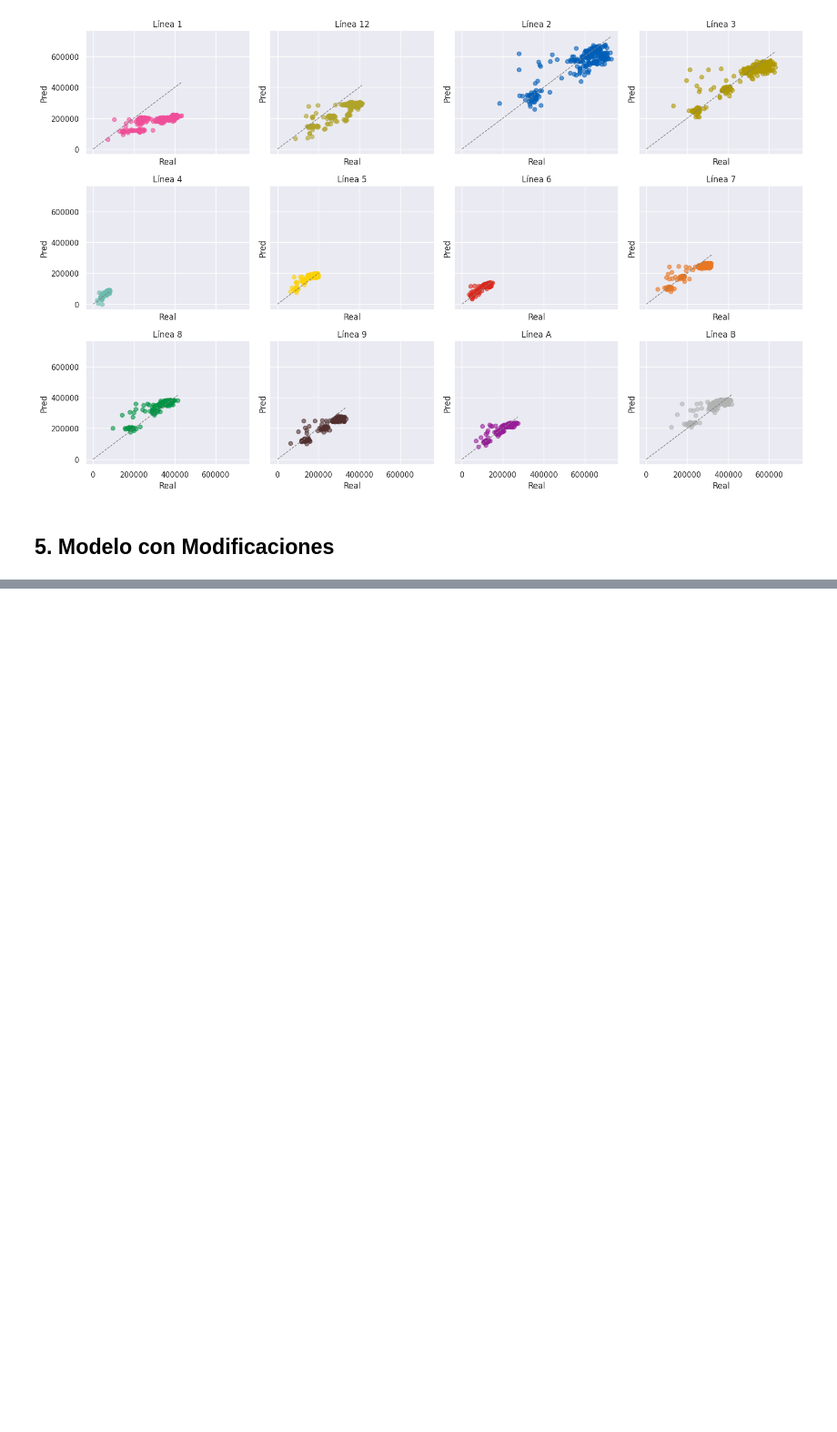
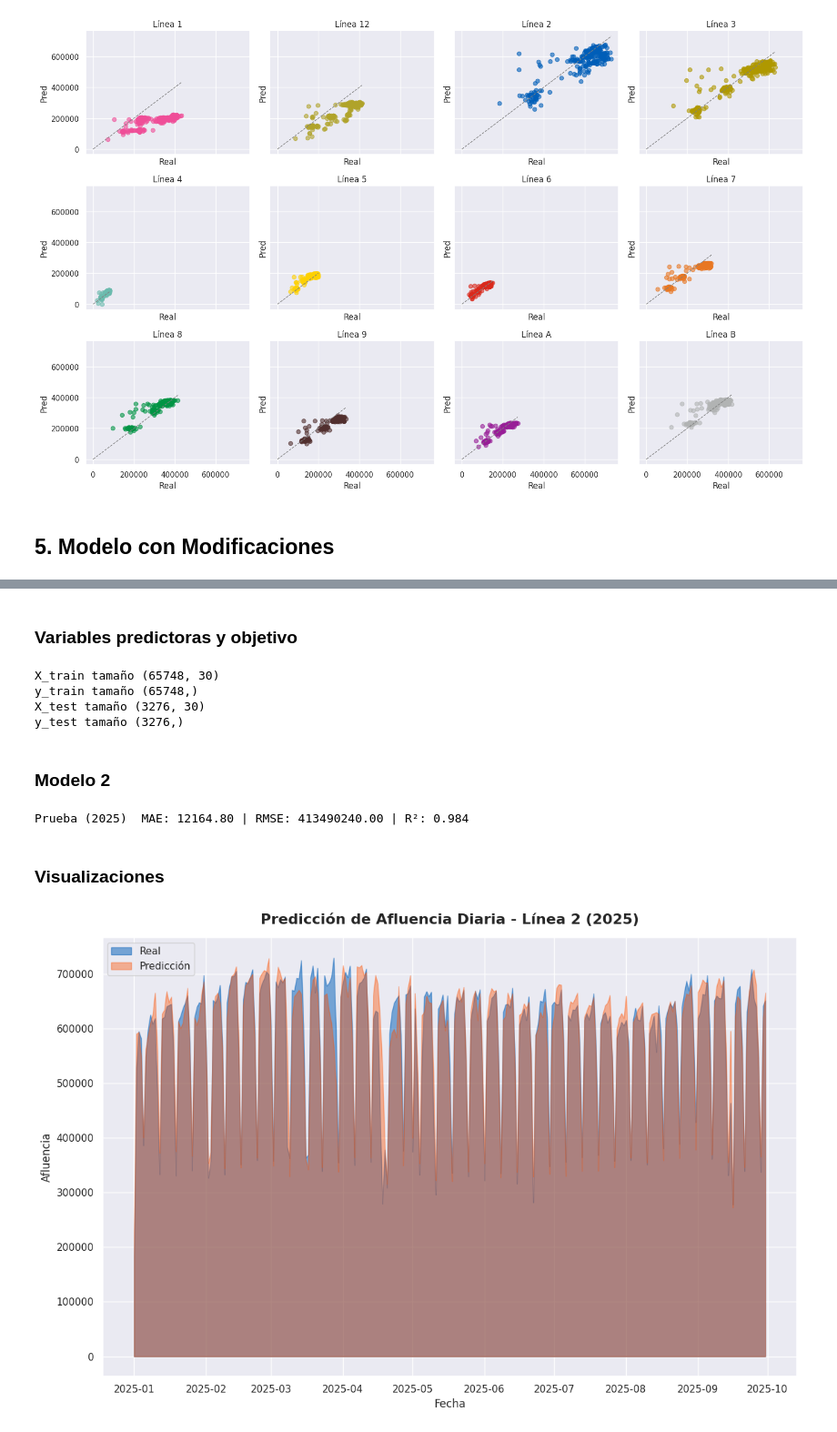
Before and after one commit to AndrsGzRo/prediccion-afluencia-metrocdmx, a Jupyter notebook: Prediccion_Metro_CDMX.ipynb, the cells around one changed output, grey strips where cells are left out. Shown at 91% size. Drawn from its saved outputs; the diff is of its cells as text; code cells hidden in the pictures; blank space fills up the shorter version.

Commit message:
Segundo Modelo XGB, nuevas variables, lag features, rolling windows y variables cíclicas

```diff
--- a/Prediccion_Metro_CDMX.ipynb
+++ b/Prediccion_Metro_CDMX.ipynb
@@ -729,0 +756,77 @@ df_lineas['es_feriado'] = df_lineas['fecha'].isin(fechas_feriado).astype(int)
+# %% [markdown]
+### Variables predictoras y objetivo
+# %%
+features = ['anio','mes','dia','dia_semana','dia_anio','es_fin_de_semana','es_feriado',
+            'mes_sin','mes_cos','dia_semana_sin','dia_semana_cos','lag1',
+            'lag7','lag14','lag28','rolling7','rolling14','rolling30']
+features += [c for c in train_2.columns if c.startswith('linea_')]
+
+X_train_2 = train_2[features]
+y_train_2 = train_2['afluencia_log']
+
+# Prueba
+X_test_2 = test_2[features]
+y_test_2 = test_2['afluencia']
+
+print('X_train tamaño', X_train_2.shape)
+print('y_train tamaño', y_train_2.shape)
+print('X_test tamaño', X_test_2.shape)
+print('y_test tamaño', y_test_2.shape)
+# %% [output]
+X_train tamaño (65748, 30)
+y_train tamaño (65748,)
+X_test tamaño (3276, 30)
+y_test tamaño (3276,)
+# %% [markdown]
+### Modelo 2
+# %%
+model2 = XGBRegressor(
+    n_estimators = 500,
+    max_depth=6,
+    learning_rate=0.05,
+    subsample=0.8,
+    colsample_bytree=0.8,
+    objective='reg:squarederror',
+    random_state=42
+)
+# Entrenar
+model2.fit(X_train_2,y_train_2)
+
+# Predicción para 2025
+pred_log = model2.predict(X_test_2)
+# Escala real
+pred = np.expm1(pred_log)
+
+# Add predictions to test_2 for plotting
+test_2['prediccion'] = pred
+
+# Evaluacion
+mae = mean_absolute_error(y_test_2,pred)
+rmse = mean_squared_error(y_test_2,pred)
+r2 = r2_score(y_test_2,pred)
+
+print(f"Prueba (2025)  MAE: {mae:.2f} | RMSE: {rmse:.2f} | R²: {r2:.3f}")
+# %% [output]
+Prueba (2025)  MAE: 12164.80 | RMSE: 413490240.00 | R²: 0.984
+# %% [markdown]
+### Visualizaciones
+# %%
+linea2 = test_2[test_2['linea_Línea 2'] == 1]
+
+plt.figure(figsize=(12,8))
+
+plt.fill_between(linea2['fecha'], linea2['afluencia'],
+                 color='#005EB8', alpha=0.5, label='Real')
+
+plt.fill_between(linea2['fecha'], linea2['prediccion'],
+                 color='#FE5000', alpha=0.4, label='Predicción')
+
+plt.xlabel('Fecha')
+plt.ylabel('Afluencia')
+plt.title('Predicción de Afluencia Diaria - Línea 2 (2025)',
+          fontsize=16, fontweight='bold', pad=15)
+plt.legend(loc='upper left')
+plt.tight_layout()
+plt.show()
+# %% [output]
+[figure, added]
```
Also changed, not shown: parts of 24 cells of this notebook.
